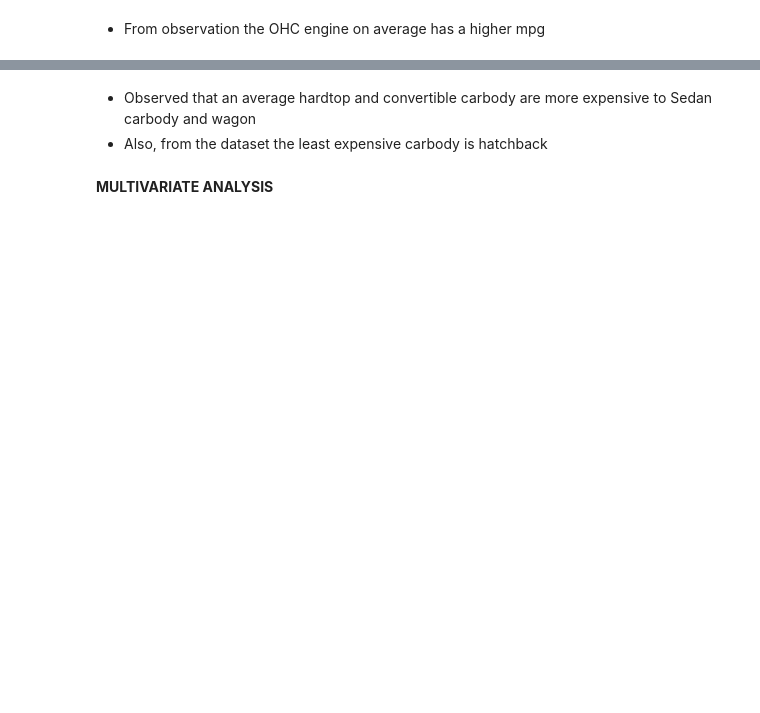
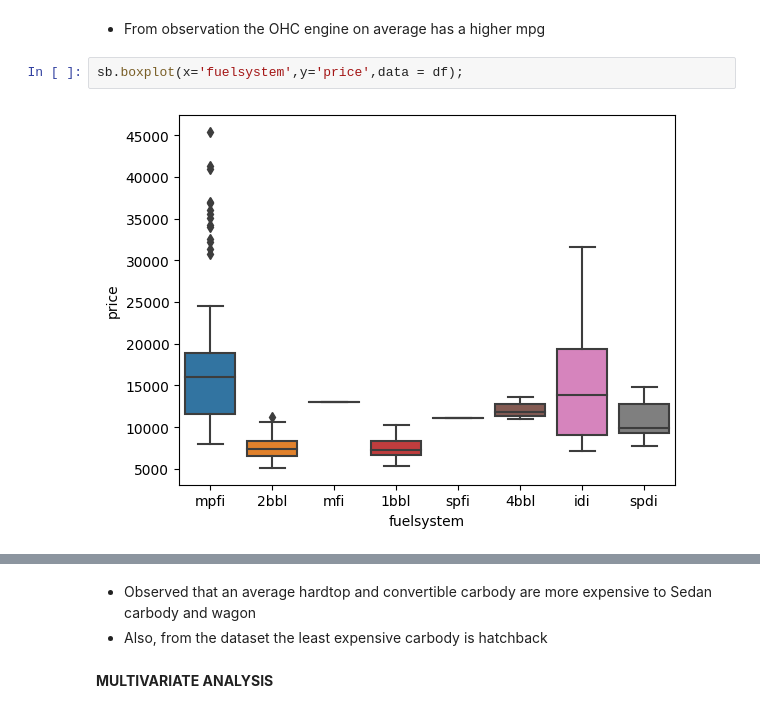
Before and after one commit to Cquence1/Geely-Autos-Nigeria, a Jupyter notebook: Geely_Autos.ipynb, the cells around one changed output, grey strips where cells are left out. Cells and saved outputs as stored; diff of their text form; blank space fills up the shorter version.

```diff
--- a/Geely_Autos.ipynb
+++ b/Geely_Autos.ipynb
@@ -135,4 +126,8 @@ sb.stripplot(x='enginetype',y='highwaympg',data=df)
 # %% [markdown]
 - From observation the OHC engine on average has a higher mpg
+# %%
+sb.boxplot(x='fuelsystem',y='price',data = df);
+# %% [output]
+[figure, added]
 # %%
 #relationship between car body and price
```
Also changed, not shown: parts of 16 cells of this notebook.
